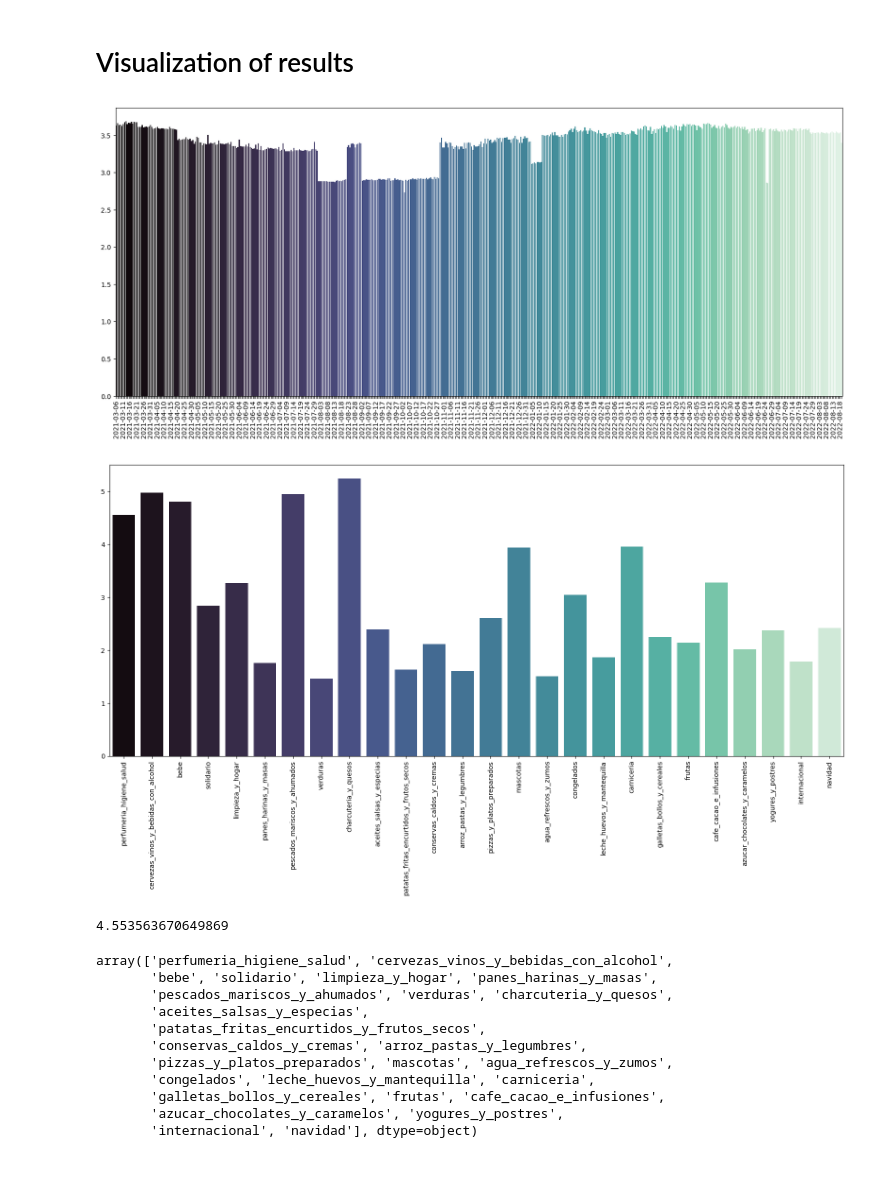
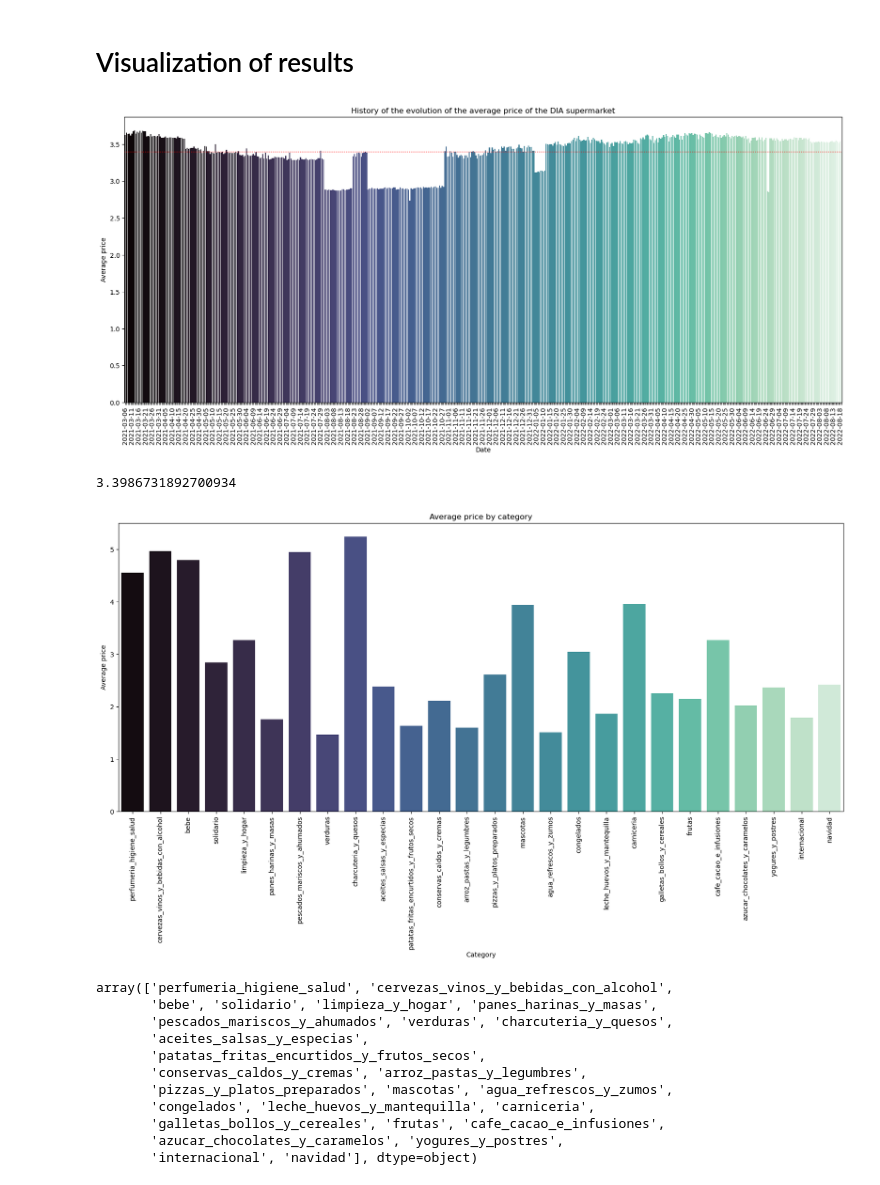
Before and after one commit to juanmolera/ETL-project, a Jupyter notebook: notebooks/5-visualization.ipynb, the cells around one changed output. Drawn from its saved outputs; the diff is of its cells as text; code cells hidden in the pictures.

```diff
--- a/notebooks/5-visualization.ipynb
+++ b/notebooks/5-visualization.ipynb
@@ -37,18 +33,28 @@ for d in tqdm(unique_dates):
 # %%
 plt.figure(figsize =(20,8))
 
 bar_plot = sns.barplot(x = mean_price_by_dates['dates'], y = mean_price_by_dates['mean_prices'], palette= "mako")
 
+plt.title('History of the evolution of the average price of the DIA supermarket')
+plt.xlabel('Date')
+plt.ylabel('Average price')
 plt.xticks(rotation=90);
+
+plt.axhline(sum(mean_price_by_dates['mean_prices']) / len(mean_price_by_dates['mean_prices']), color='red', linewidth=1, linestyle='dotted')
 
 for index, label in enumerate(bar_plot.get_xticklabels()):
    if index % 5 == 0:
       label.set_visible(True)
    else:
       label.set_visible(False)
 plt.show()
 # %% [output]
-[figure, old version]
+[figure, new version]
+# %%
+media = sum(mean_price_by_dates['mean_prices']) / len(mean_price_by_dates['mean_prices'])
+media
+# %% [output]
+3.3986731892700934
 # %%
 unique_categories = concatenation['category'].unique()
 
@@ -62,13 +68,12 @@ plt.figure(figsize =(20,8))
 
 sns.barplot(x = mean_price_by_categories['categories'], y = mean_price_by_categories['mean_prices'], palette= "mako")
 
+plt.title('Average price by category')
+plt.xlabel('Category')
+plt.ylabel('Average price')
 plt.xticks(rotation=90);
 # %% [output]
-[figure, old version]
+[figure, new version]
-# %%
-concatenation[concatenation['category'] == 'perfumeria_higiene_salud']['price'].mean()
-# %% [output]
-4.553563670649869
 # %%
 unique_categories
 # %% [output]
```
Also changed, not shown: parts of 6 cells of this notebook.
